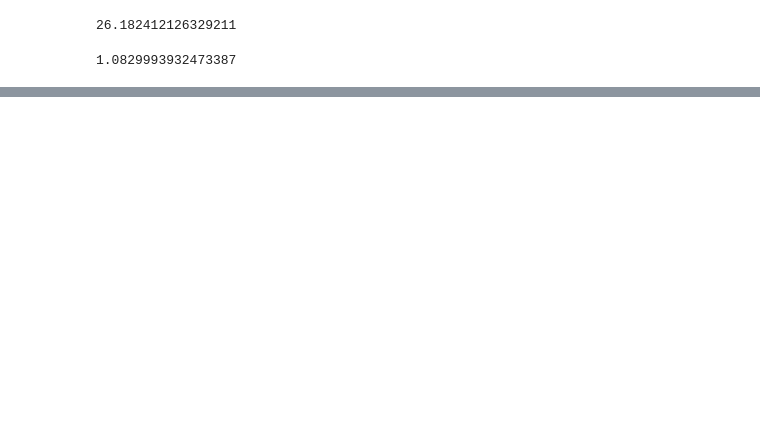
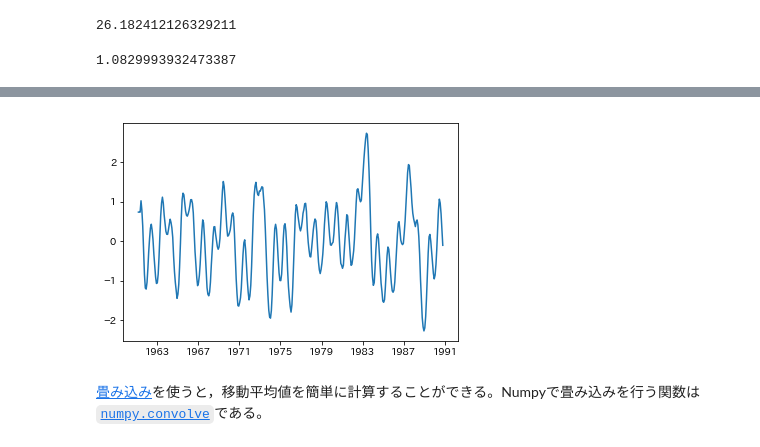
Before and after one commit to tenomoto/nwu-geoex2, a Jupyter notebook: nino3.ipynb, the cells around one changed output, grey strips where cells are left out. Saved outputs shown, nothing was run; the diff lists cells and outputs as text; code cells hidden in the pictures; blank space fills up the shorter version.

```diff
--- a/nino3.ipynb
+++ b/nino3.ipynb
@@ -88,0 +171,14 @@ plt.show()
+# %%
+n = sst_nino3.size
+sst_nino3_smooth = np.zeros(n - 4)
+sst_nino3_smooth[2] = sst_nino3_smooth[0:5].mean()
+for i in range(3,n-4):
+    sst_nino3_smooth[i] = sst_nino3_smooth[i-1] - sst_nino3[i-3]/5 + sst_nino3[i+2]/5
+# %%
+dates_smooth = dates[2:-2]
+plt.plot(dates_smooth, sst_nino3_smooth - sst_nino3_smooth.mean())
+plt.show()
+# %% [output]
+[figure, added]
+# %% [markdown]
+[畳み込み](https://ja.wikipedia.org/wiki/%E7%95%B3%E3%81%BF%E8%BE%BC%E3%81%BF)を使うと，移動平均値を簡単に計算することができる。Numpyで畳み込みを行う関数は[`numpy.convolve`](https://docs.scipy.org/doc/numpy/reference/generated/numpy.convolve.html#numpy.convolve)である。
```
Also changed, not shown: parts of 46 cells of this notebook, 11 other files.
